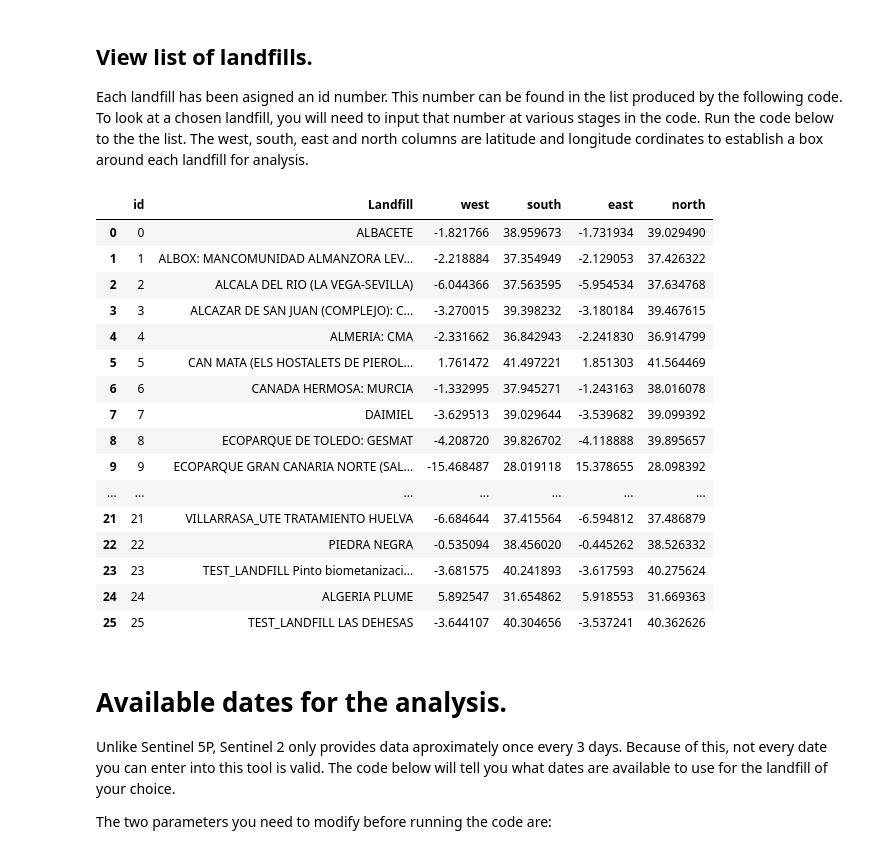
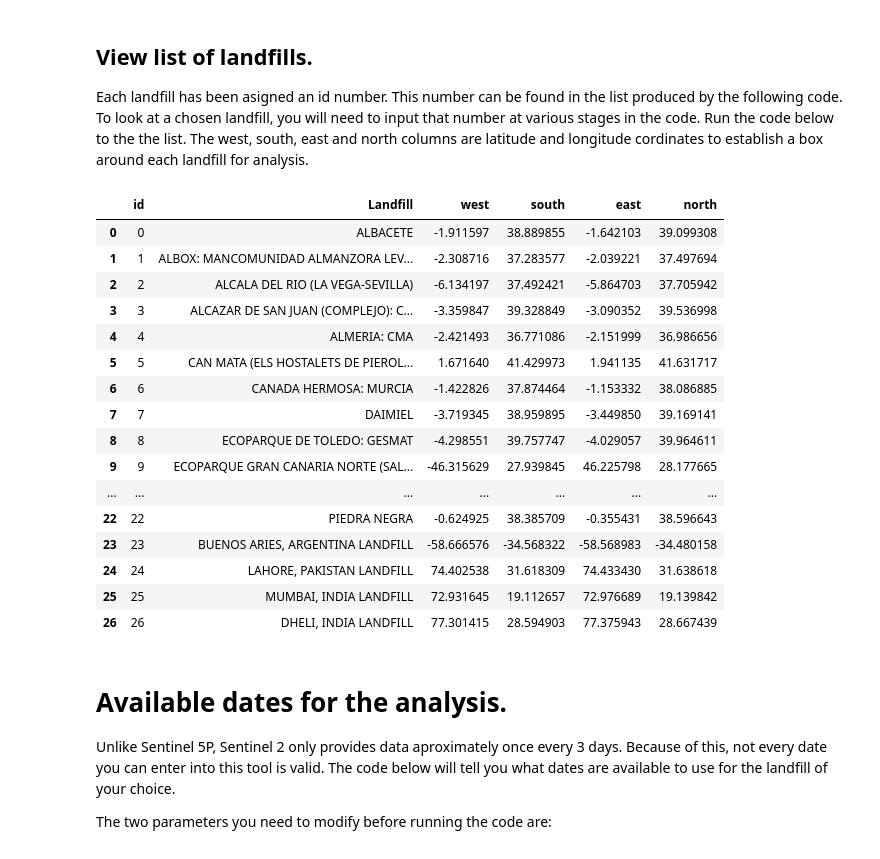
Before and after one commit to zelcon01/Landfill_Atmospheric_Gas_Monitor_Tools, a Jupyter notebook: Sentinel 2 CH4 Multi-Band-Multi-Pass.ipynb, the cells around one changed output. Drawn from its saved outputs; the diff is of its cells as text; code cells hidden in the pictures.

Commit message:
Added 4 new bounding boxes for S2MBMP tool
I'm trying to find a good example to use for a landfill based emission. Currently OpenEO is down but I will hopefully be able to check on the weekend.

```diff
--- a/Sentinel 2 CH4 Multi-Band-Multi-Pass.ipynb
+++ b/Sentinel 2 CH4 Multi-Band-Multi-Pass.ipynb
@@ -58,27 +58,27 @@ Authenticated using refresh token.
 
 Each landfill has been asigned an id number. This number can be found in the list produced by the following code. To look at a chosen landfill, you will need to input that number at various stages in the code. Run the code below to the the list. The west, south, east and north columns are latitude and longitude cordinates to establish a box around each landfill for analysis.
 # %%
+landfill_csv = pd.read_csv(r'C:\GIS_Course\Landfill_Atmospheric_Gas_Monitor_Tools\Data\PreZero_Landfill_Bounding_large.csv')
 # landfill_csv = pd.read_csv(r'C:\GIS_Course\Landfill_Atmospheric_Gas_Monitor_Tools\Data\PreZero_Landfill_Bounding_small.csv')
-landfill_csv = pd.read_csv(r'C:\GIS_Course\Landfill_Atmospheric_Gas_Monitor_Tools\Data\PreZero_Landfill_Bounding_small.csv')
 landfill_csv
 # %% [output]
 |  | id | Landfill | west | south | east | north |
-| 0 | 0 | ALBACETE | -1.821766 | 38.959673 | -1.731934 | 39.029490 |
-| 1 | 1 | ALBOX: MANCOMUNIDAD ALMANZORA LEV... | -2.218884 | 37.354949 | -2.129053 | 37.426322 |
-| 2 | 2 | ALCALA DEL RIO (LA VEGA-SEVILLA) | -6.044366 | 37.563595 | -5.954534 | 37.634768 |
-| 3 | 3 | ALCAZAR DE SAN JUAN (COMPLEJO): C... | -3.270015 | 39.398232 | -3.180184 | 39.467615 |
-| 4 | 4 | ALMERIA: CMA | -2.331662 | 36.842943 | -2.241830 | 36.914799 |
-| 5 | 5 | CAN MATA (ELS HOSTALETS DE PIEROL... | 1.761472 | 41.497221 | 1.851303 | 41.564469 |
-| 6 | 6 | CANADA HERMOSA: MURCIA | -1.332995 | 37.945271 | -1.243163 | 38.016078 |
-| 7 | 7 | DAIMIEL | -3.629513 | 39.029644 | -3.539682 | 39.099392 |
-| 8 | 8 | ECOPARQUE DE TOLEDO: GESMAT | -4.208720 | 39.826702 | -4.118888 | 39.895657 |
-| 9 | 9 | ECOPARQUE GRAN CANARIA NORTE (SAL... | -15.468487 | 28.019118 | 15.378655 | 28.098392 |
+| 0 | 0 | ALBACETE | -1.911597 | 38.889855 | -1.642103 | 39.099308 |
+| 1 | 1 | ALBOX: MANCOMUNIDAD ALMANZORA LEV... | -2.308716 | 37.283577 | -2.039221 | 37.497694 |
+| 2 | 2 | ALCALA DEL RIO (LA VEGA-SEVILLA) | -6.134197 | 37.492421 | -5.864703 | 37.705942 |
+| 3 | 3 | ALCAZAR DE SAN JUAN (COMPLEJO): C... | -3.359847 | 39.328849 | -3.090352 | 39.536998 |
+| 4 | 4 | ALMERIA: CMA | -2.421493 | 36.771086 | -2.151999 | 36.986656 |
+| 5 | 5 | CAN MATA (ELS HOSTALETS DE PIEROL... | 1.671640 | 41.429973 | 1.941135 | 41.631717 |
+| 6 | 6 | CANADA HERMOSA: MURCIA | -1.422826 | 37.874464 | -1.153332 | 38.086885 |
+| 7 | 7 | DAIMIEL | -3.719345 | 38.959895 | -3.449850 | 39.169141 |
+| 8 | 8 | ECOPARQUE DE TOLEDO: GESMAT | -4.298551 | 39.757747 | -4.029057 | 39.964611 |
+| 9 | 9 | ECOPARQUE GRAN CANARIA NORTE (SAL... | -46.315629 | 27.939845 | 46.225798 | 28.177665 |
 | ... | ... | ... | ... | ... | ... | ... |
-| 21 | 21 | VILLARRASA_UTE TRATAMIENTO HUELVA | -6.684644 | 37.415564 | -6.594812 | 37.486879 |
-| 22 | 22 | PIEDRA NEGRA | -0.535094 | 38.456020 | -0.445262 | 38.526332 |
-| 23 | 23 | TEST_LANDFILL Pinto biometanizaci... | -3.681575 | 40.241893 | -3.617593 | 40.275624 |
-| 24 | 24 | ALGERIA PLUME | 5.892547 | 31.654862 | 5.918553 | 31.669363 |
-| 25 | 25 | TEST_LANDFILL LAS DEHESAS | -3.644107 | 40.304656 | -3.537241 | 40.362626 |
+| 22 | 22 | PIEDRA NEGRA | -0.624925 | 38.385709 | -0.355431 | 38.596643 |
+| 23 | 23 | BUENOS ARIES, ARGENTINA LANDFILL | -58.666576 | -34.568322 | -58.568983 | -34.480158 |
+| 24 | 24 | LAHORE, PAKISTAN LANDFILL | 74.402538 | 31.618309 | 74.433430 | 31.638618 |
+| 25 | 25 | MUMBAI, INDIA LANDFILL | 72.931645 | 19.112657 | 72.976689 | 19.139842 |
+| 26 | 26 | DHELI, INDIA LANDFILL | 77.301415 | 28.594903 | 77.375943 | 28.667439 |
 # %% [markdown]
 # Available dates for the analysis.
 
```
Also changed, not shown: parts of 5 cells of this notebook, 5 other files.
